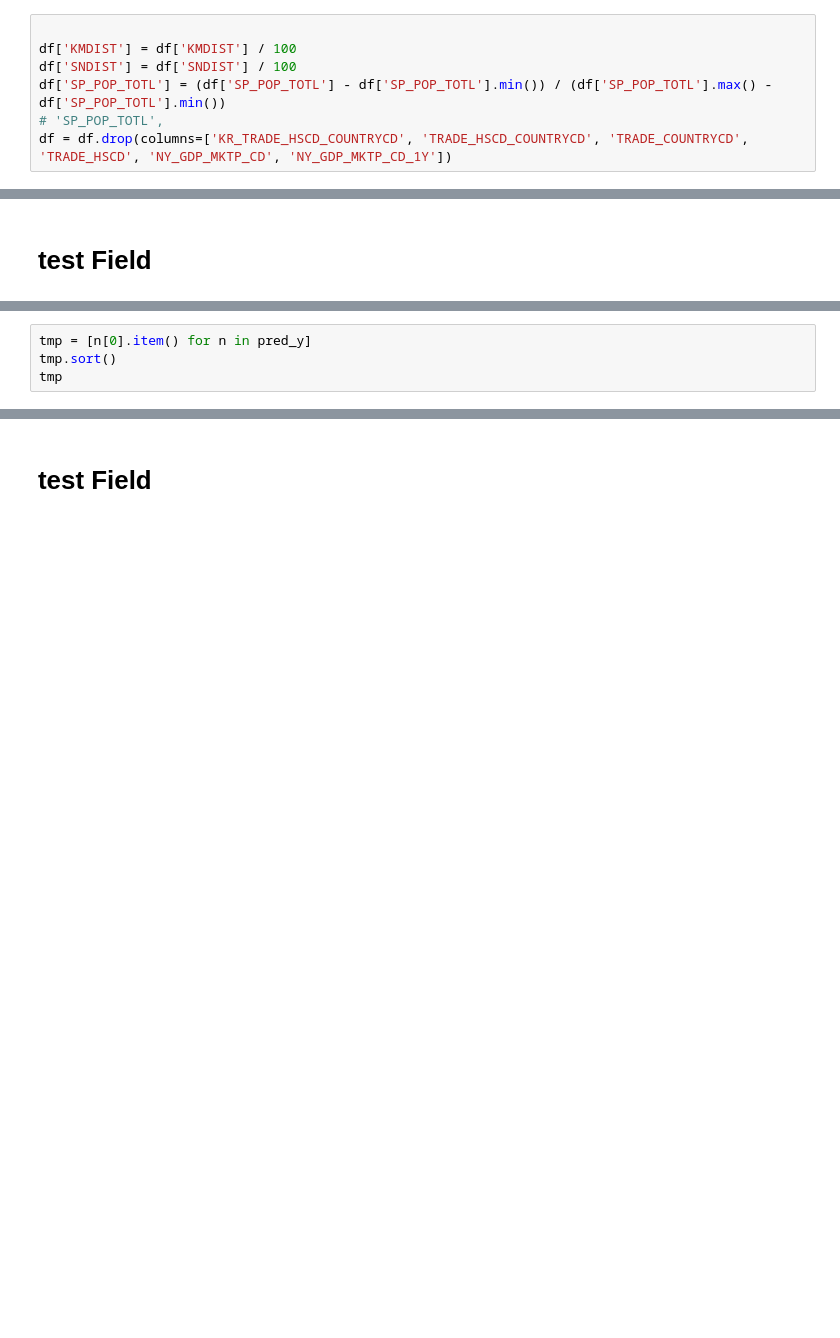
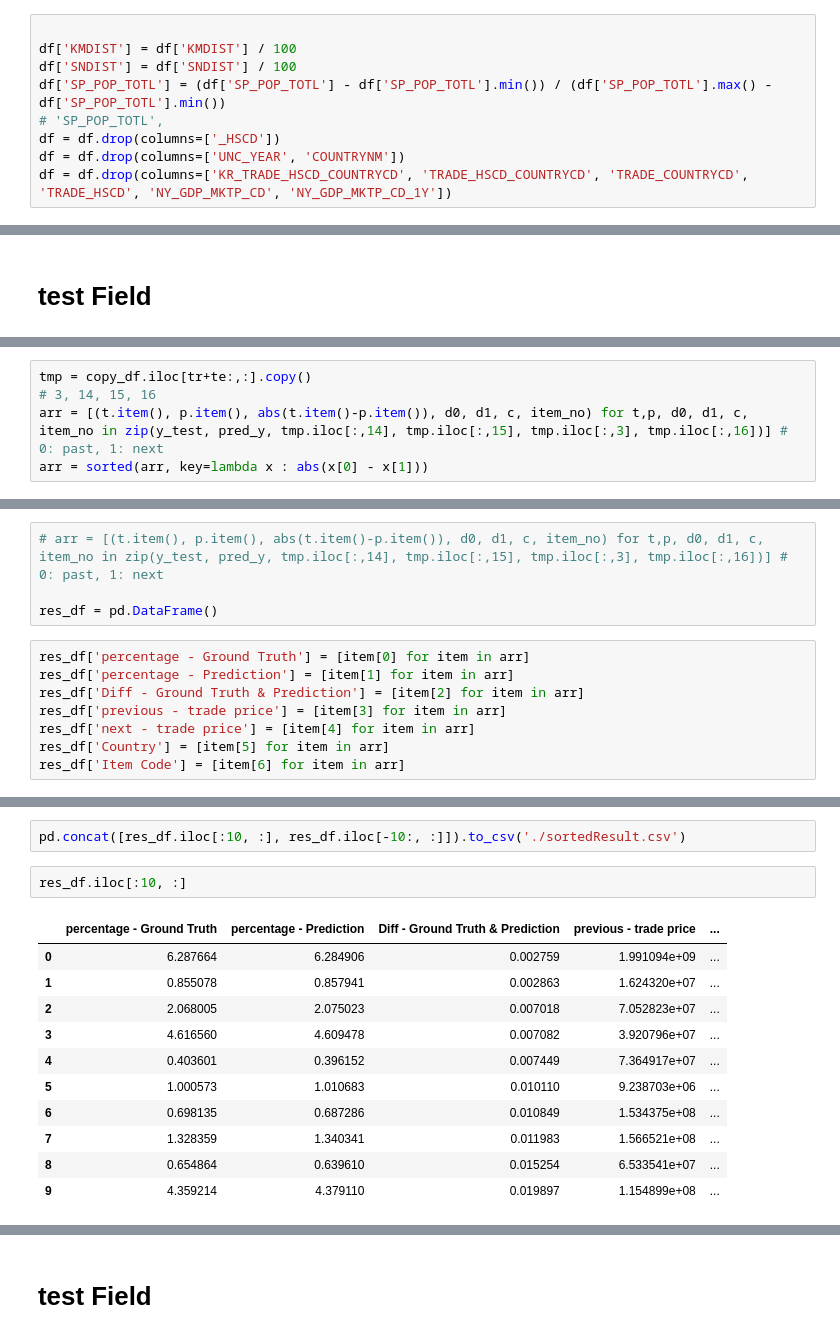
Before and after one commit to 201710757/kotra, a Jupyter notebook: total_ver.ipynb, the cells around one changed output, grey strips where cells are left out. Saved outputs shown, nothing was run; the diff lists cells and outputs as text; blank space fills up the shorter version.

```diff
--- a/total_ver.ipynb
+++ b/total_ver.ipynb
@@ -132,6 +132,8 @@ df['KMDIST'] = df['KMDIST'] / 100
 df['SNDIST'] = df['SNDIST'] / 100
 df['SP_POP_TOTL'] = (df['SP_POP_TOTL'] - df['SP_POP_TOTL'].min()) / (df['SP_POP_TOTL'].max() - df['SP_POP_TOTL'].min())
 # 'SP_POP_TOTL',
+df = df.drop(columns=['_HSCD'])
+df = df.drop(columns=['UNC_YEAR', 'COUNTRYNM'])
 df = df.drop(columns=['KR_TRADE_HSCD_COUNTRYCD', 'TRADE_HSCD_COUNTRYCD', 'TRADE_COUNTRYCD', 'TRADE_HSCD', 'NY_GDP_MKTP_CD', 'NY_GDP_MKTP_CD_1Y'])
 # %%
 df.head()
@@ -411,4 +373,5 @@ tensor(4.6064, device='cuda:0', grad_fn=<MeanBackward0>)
 # %%
-tmp = [n[0].item() for n in pred_y]
-tmp.sort()
-tmp
+tmp = copy_df.iloc[tr+te:,:].copy()
+# 3, 14, 15, 16
+arr = [(t.item(), p.item(), abs(t.item()-p.item()), d0, d1, c, item_no) for t,p, d0, d1, c, item_no in zip(y_test, pred_y, tmp.iloc[:,14], tmp.iloc[:,15], tmp.iloc[:,3], tmp.iloc[:,16])] # 0: past, 1: next
+arr = sorted(arr, key=lambda x : abs(x[0] - x[1]))
@@ -442,0 +434,12 @@ tensor([[    0.0005],
+# %%
+# arr = [(t.item(), p.item(), abs(t.item()-p.item()), d0, d1, c, item_no) for t,p, d0, d1, c, item_no in zip(y_test, pred_y, tmp.iloc[:,14], tmp.iloc[:,15], tmp.iloc[:,3], tmp.iloc[:,16])] # 0: past, 1: next
+
+res_df = pd.DataFrame()
+# %%
+res_df['percentage - Ground Truth'] = [item[0] for item in arr]
+res_df['percentage - Prediction'] = [item[1] for item in arr]
+res_df['Diff - Ground Truth & Prediction'] = [item[2] for item in arr]
+res_df['previous - trade price'] = [item[3] for item in arr]
+res_df['next - trade price'] = [item[4] for item in arr]
+res_df['Country'] = [item[5] for item in arr]
+res_df['Item Code'] = [item[6] for item in arr]
@@ -442,0 +457,16 @@ tensor([[    0.0005],
+# %%
+pd.concat([res_df.iloc[:10, :], res_df.iloc[-10:, :]]).to_csv('./sortedResult.csv')
+# %%
+res_df.iloc[:10, :]
+# %% [output]
+|  | percentage - Ground Truth | percentage - Prediction | Diff - Ground Truth & Prediction | previous - trade price | ... |
+| 0 | 6.287664 | 6.284906 | 0.002759 | 1.991094e+09 | ... |
+| 1 | 0.855078 | 0.857941 | 0.002863 | 1.624320e+07 | ... |
+| 2 | 2.068005 | 2.075023 | 0.007018 | 7.052823e+07 | ... |
+| 3 | 4.616560 | 4.609478 | 0.007082 | 3.920796e+07 | ... |
+| 4 | 0.403601 | 0.396152 | 0.007449 | 7.364917e+07 | ... |
+| 5 | 1.000573 | 1.010683 | 0.010110 | 9.238703e+06 | ... |
+| 6 | 0.698135 | 0.687286 | 0.010849 | 1.534375e+08 | ... |
+| 7 | 1.328359 | 1.340341 | 0.011983 | 1.566521e+08 | ... |
+| 8 | 0.654864 | 0.639610 | 0.015254 | 6.533541e+07 | ... |
+| 9 | 4.359214 | 4.379110 | 0.019897 | 1.154899e+08 | ... |
```
Also changed, not shown: parts of 56 cells of this notebook, 2 other files.
